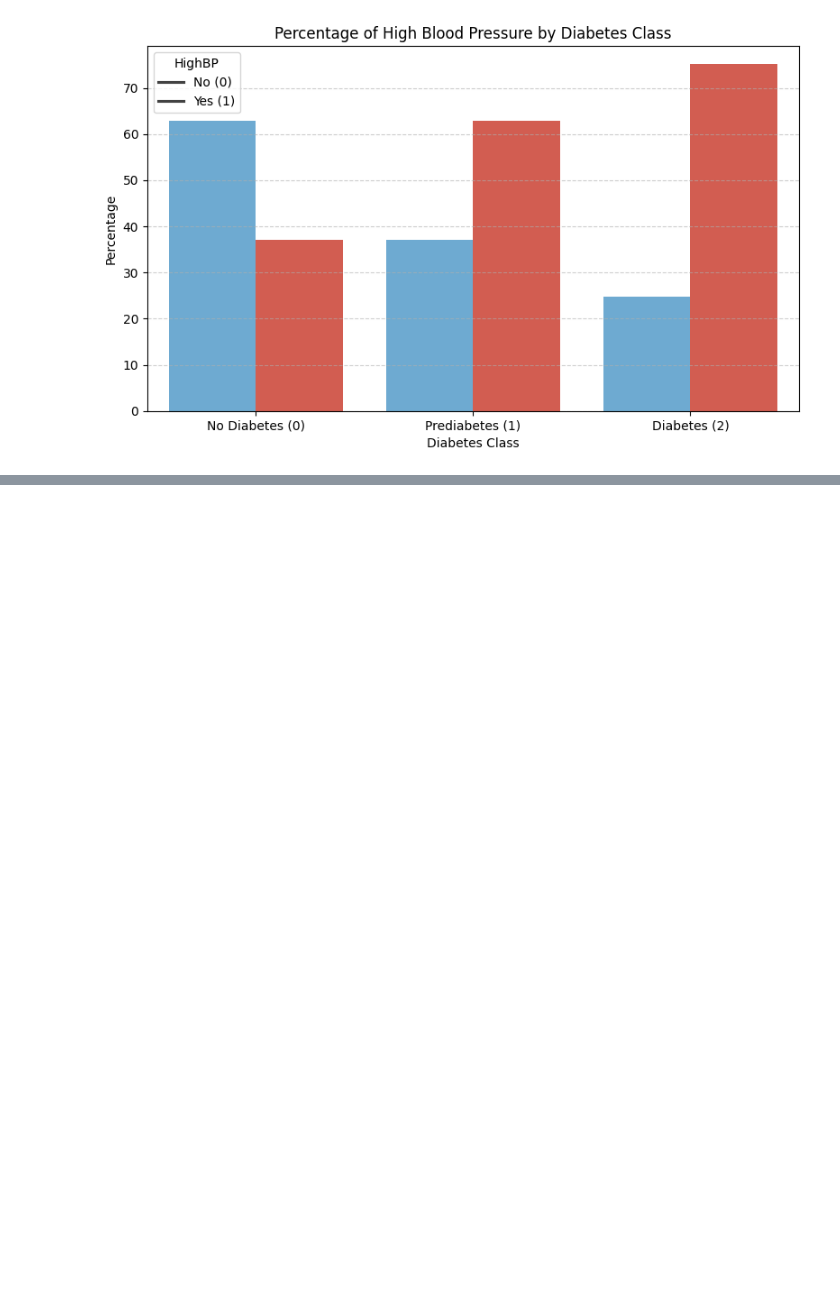
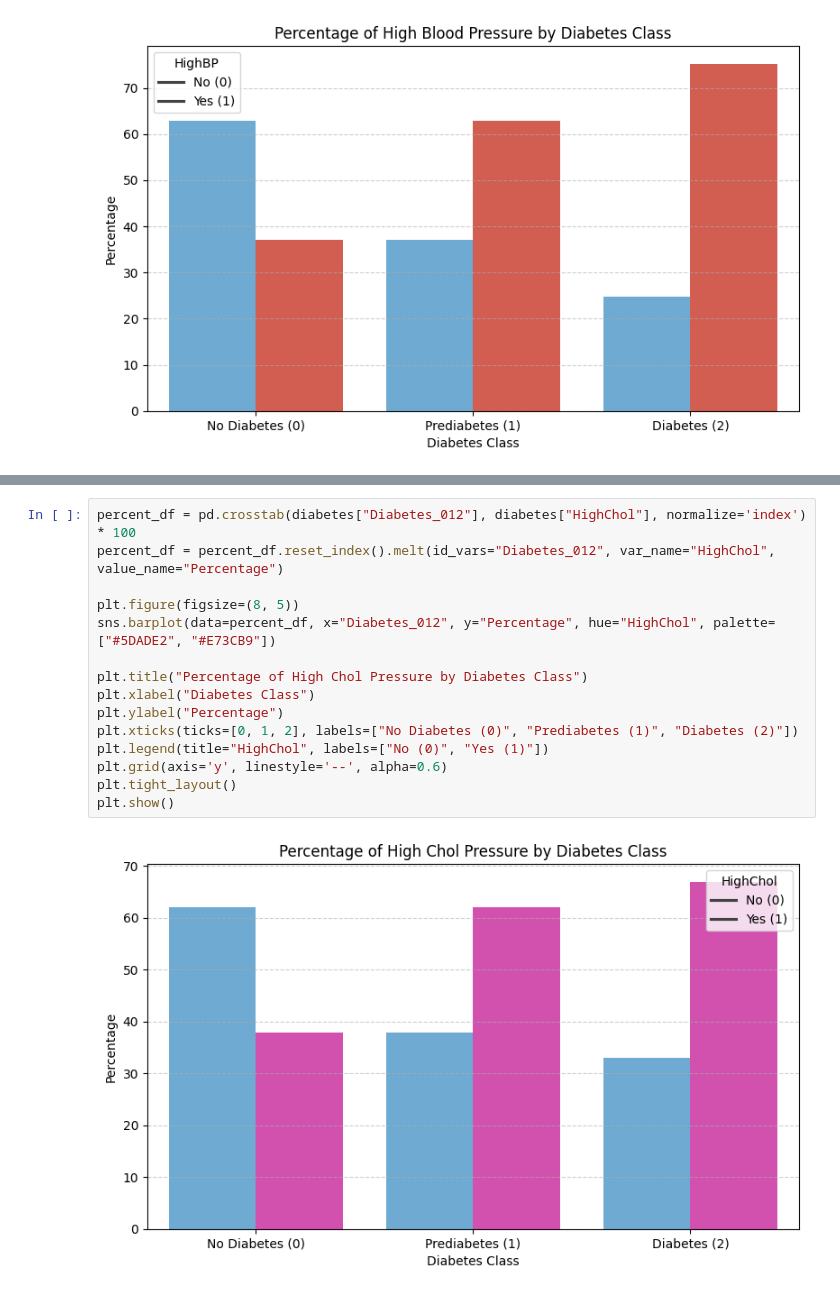
Before and after one commit to mrablfz05/diabetes-prediction, a Jupyter notebook: diabetes_prediction.ipynb, the cells around one changed output, grey strips where cells are left out. Saved outputs shown, nothing was run; the diff lists cells and outputs as text; blank space fills up the shorter version.

```diff
--- a/diabetes_prediction.ipynb
+++ b/diabetes_prediction.ipynb
@@ -271,0 +322,17 @@ plt.show()
+# %%
+percent_df = pd.crosstab(diabetes["Diabetes_012"], diabetes["HighChol"], normalize='index') * 100
+percent_df = percent_df.reset_index().melt(id_vars="Diabetes_012", var_name="HighChol", value_name="Percentage")
+
+plt.figure(figsize=(8, 5))
+sns.barplot(data=percent_df, x="Diabetes_012", y="Percentage", hue="HighChol", palette=["#5DADE2", "#E73CB9"])
+
+plt.title("Percentage of High Chol Pressure by Diabetes Class")
+plt.xlabel("Diabetes Class")
+plt.ylabel("Percentage")
+plt.xticks(ticks=[0, 1, 2], labels=["No Diabetes (0)", "Prediabetes (1)", "Diabetes (2)"])
+plt.legend(title="HighChol", labels=["No (0)", "Yes (1)"])
+plt.grid(axis='y', linestyle='--', alpha=0.6)
+plt.tight_layout()
+plt.show()
+# %% [output]
+[figure, added]
```
Also changed, not shown: parts of 11 cells of this notebook.
